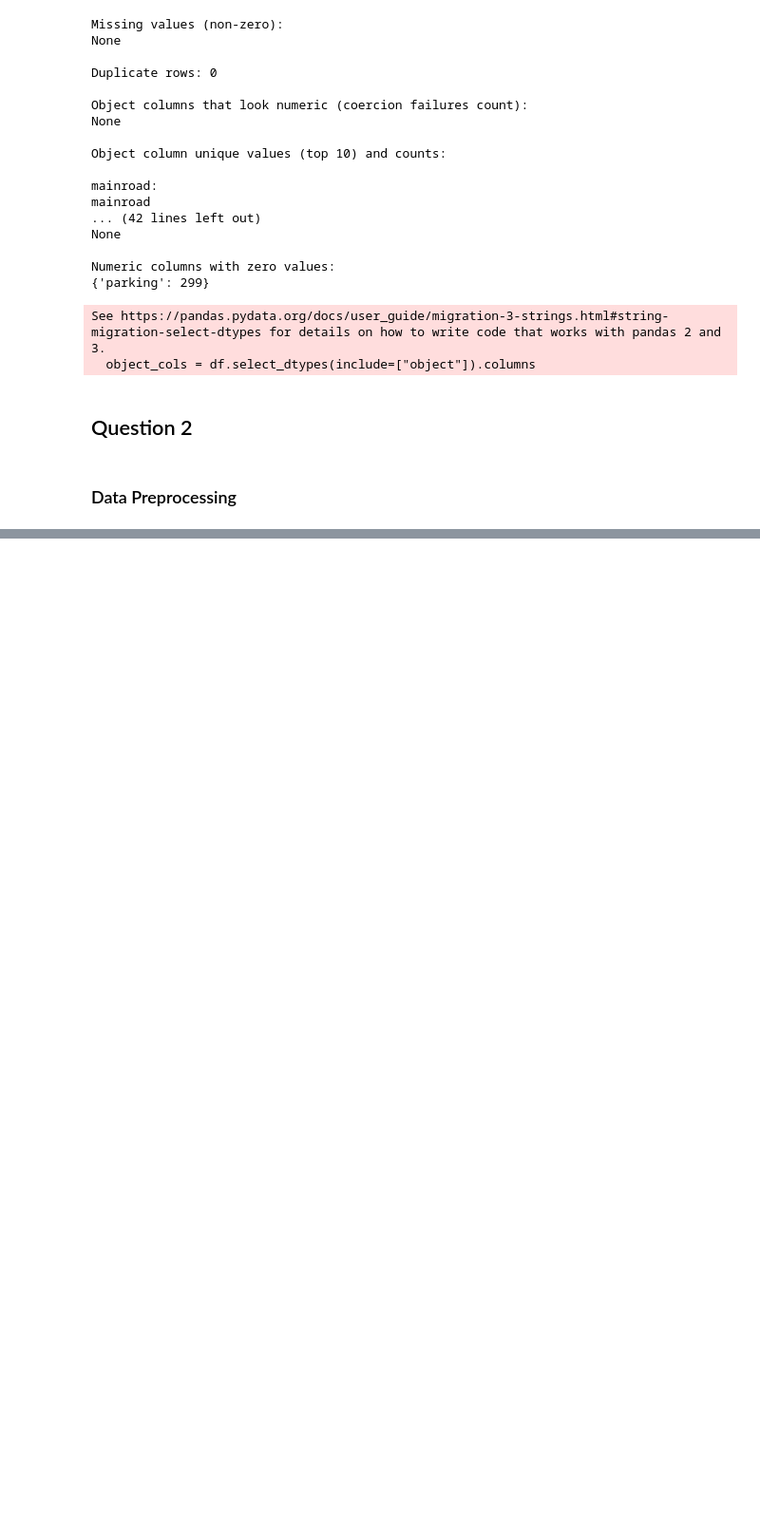
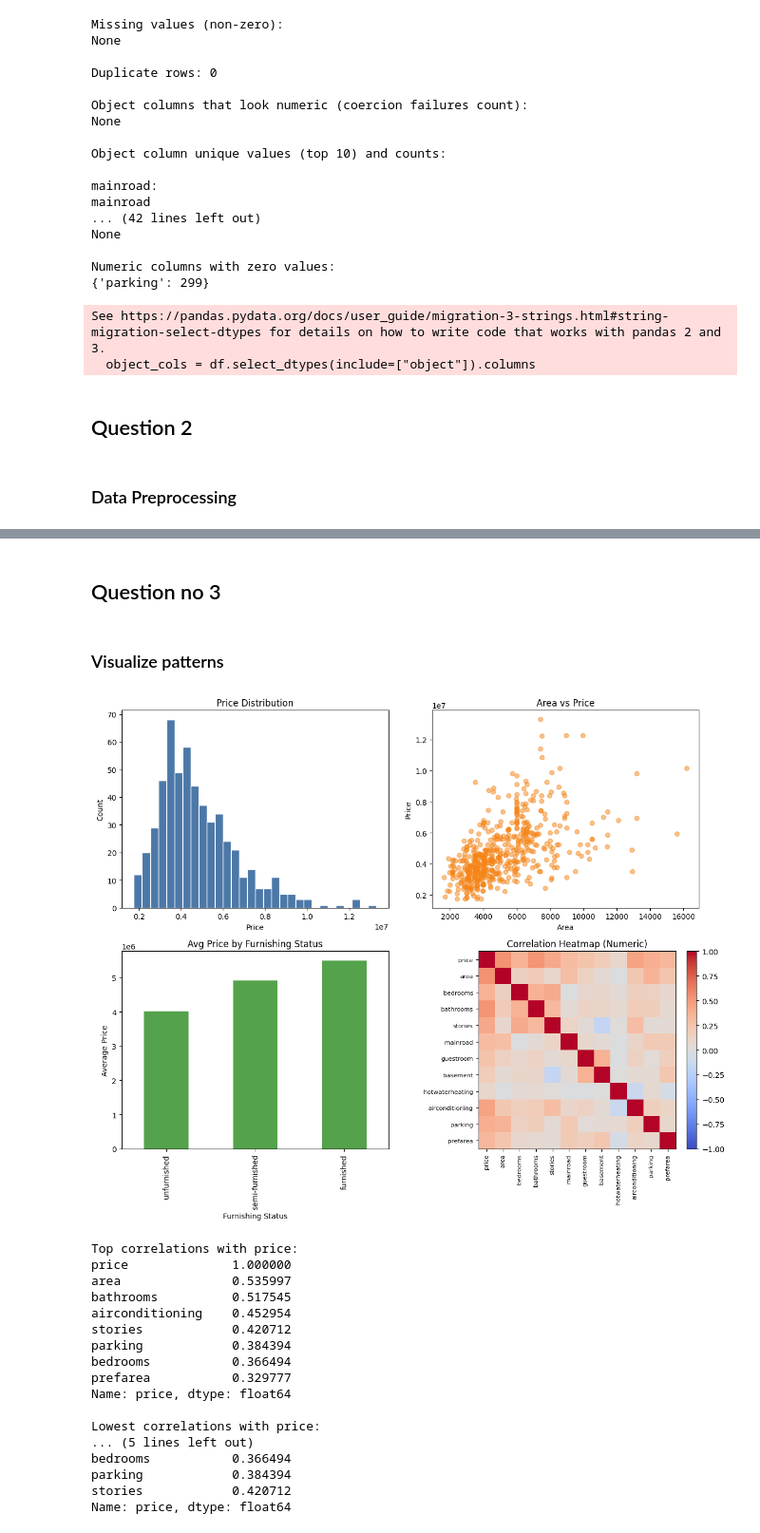
Before and after one commit to deepalsr/technical_assessment_dipal_shrestha_jobaxle, a Jupyter notebook: ai_ml/notebooks/notebook.ipynb, the cells around one changed output, grey strips where cells are left out. Shown at 95% size. Drawn from its saved outputs; the diff is of its cells as text; code cells hidden in the pictures; blank space fills up the shorter version.

Commit message:
Question no 3 answered

```diff
--- a/ai_ml/notebooks/notebook.ipynb
+++ b/ai_ml/notebooks/notebook.ipynb
@@ -174,0 +207,73 @@ NameError: name 'cat_cols' is not defined
+# %% [markdown]
+## Question no 3
+# %% [markdown]
+### Visualize patterns
+# %%
+import matplotlib.pyplot as plt
+
+# Numeric correlations
+num_cols = df_clean.select_dtypes(include=["number"]).columns
+corr = df_clean[num_cols].corr()
+
+fig, axes = plt.subplots(2, 2, figsize=(12, 10))
+
+# Price distribution
+axes[0, 0].hist(df_clean["price"], bins=30, color="#4c78a8", edgecolor="white")
+axes[0, 0].set_title("Price Distribution")
+axes[0, 0].set_xlabel("Price")
+axes[0, 0].set_ylabel("Count")
+
+# Area vs price
+axes[0, 1].scatter(df_clean["area"], df_clean["price"], alpha=0.5, color="#f58518")
+axes[0, 1].set_title("Area vs Price")
+axes[0, 1].set_xlabel("Area")
+axes[0, 1].set_ylabel("Price")
+
+# Average price by furnishing status
+if "furnishingstatus" in df_clean.columns:
+    df_clean.groupby("furnishingstatus")["price"].mean().sort_values().plot(
+        kind="bar", ax=axes[1, 0], color="#54a24b"
+    )
+    axes[1, 0].set_title("Avg Price by Furnishing Status")
+    axes[1, 0].set_xlabel("Furnishing Status")
+    axes[1, 0].set_ylabel("Average Price")
+else:
+    axes[1, 0].text(0.5, 0.5, "No furnishingstatus column", ha="center", va="center")
+    axes[1, 0].set_axis_off()
+
+# Correlation heatmap
+im = axes[1, 1].imshow(corr, cmap="coolwarm", vmin=-1, vmax=1)
+axes[1, 1].set_title("Correlation Heatmap (Numeric)")
+axes[1, 1].set_xticks(range(len(num_cols)))
+axes[1, 1].set_xticklabels(num_cols, rotation=90, fontsize=8)
+axes[1, 1].set_yticks(range(len(num_cols)))
+axes[1, 1].set_yticklabels(num_cols, fontsize=8)
+fig.colorbar(im, ax=axes[1, 1], fraction=0.046, pad=0.04)
+
+plt.tight_layout()
+plt.show()
+
+print("Top correlations with price:")
+print(corr["price"].sort_values(ascending=False).head(8))
+print()
+print("Lowest correlations with price:")
+print(corr["price"].sort_values(ascending=True).head(8))
+# %% [output]
+[figure, added]
+Top correlations with price:
+price              1.000000
+area               0.535997
+bathrooms          0.517545
+airconditioning    0.452954
+stories            0.420712
+parking            0.384394
+bedrooms           0.366494
+prefarea           0.329777
+Name: price, dtype: float64
+
+Lowest correlations with price:
+... (5 lines left out)
+bedrooms           0.366494
+parking            0.384394
+stories            0.420712
+Name: price, dtype: float64
```
Also changed, not shown: parts of 2 cells of this notebook.
